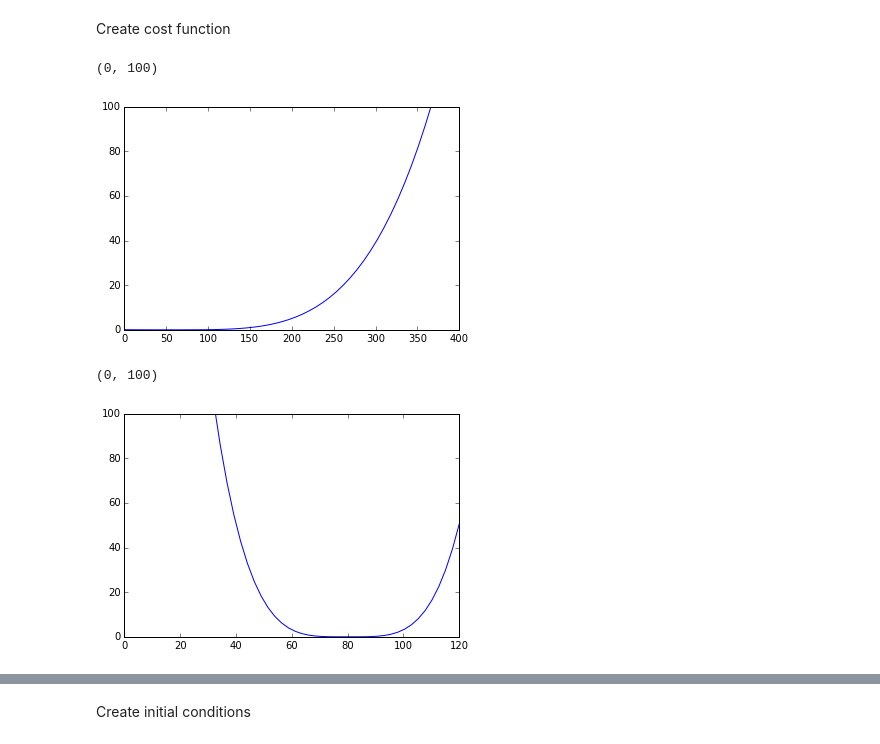
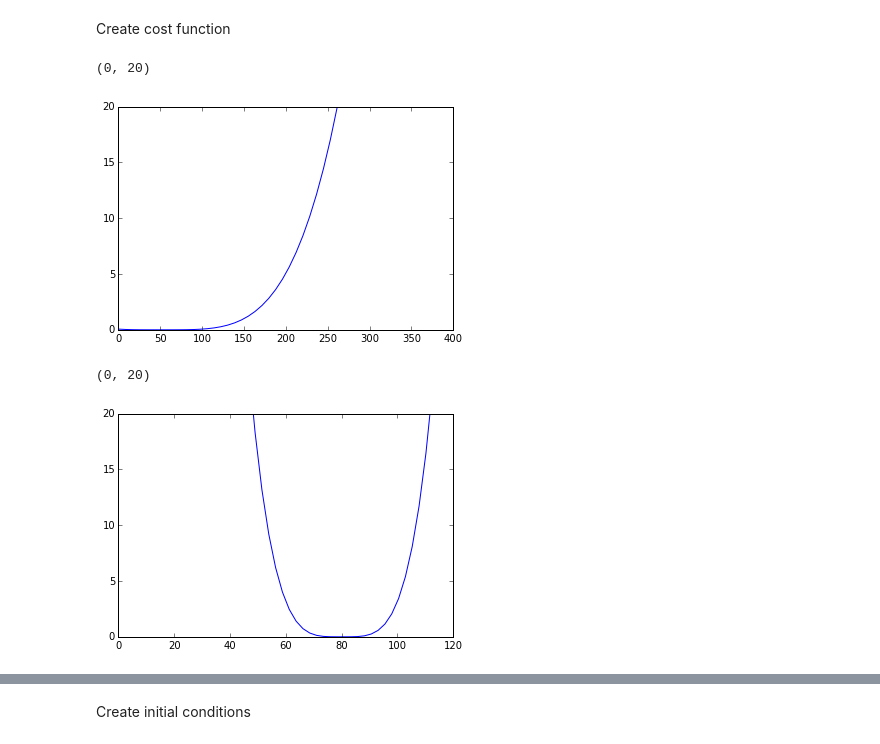
Before and after one commit to SimonBiggs/poc-brachyoptimisation, a Jupyter notebook: Proof of concept.ipynb, the cells around one changed output, grey strips where cells are left out. Saved outputs shown, nothing was run; the diff lists cells and outputs as text; code cells hidden in the pictures.

```diff
--- a/Proof of concept.ipynb
+++ b/Proof of concept.ipynb
@@ -314,20 +340,19 @@ testx = np.linspace(0, 400)
 testy = hot_surface_cost_function(testx)
 plt.plot(testx, testy)
 
-plt.ylim([0, 100])
+plt.ylim([0, 20])
 # %% [output]
-(0, 100)
+(0, 20)
-[figure, old version]
+[figure, new version]
 # %%
 def cold_target_cost_function(min_target):
     return ((min_target-80)/15)**4
 
-# Example coverage cost function
 testx = np.linspace(0, 120)
 testy = cold_target_cost_function(testx)
 plt.plot(testx, testy)
 
-plt.ylim([0, 100])
+plt.ylim([0, 20])
 # %% [output]
-(0, 100)
+(0, 20)
-[figure, old version]
+[figure, new version]
```
Also changed, not shown: parts of 24 cells of this notebook.
